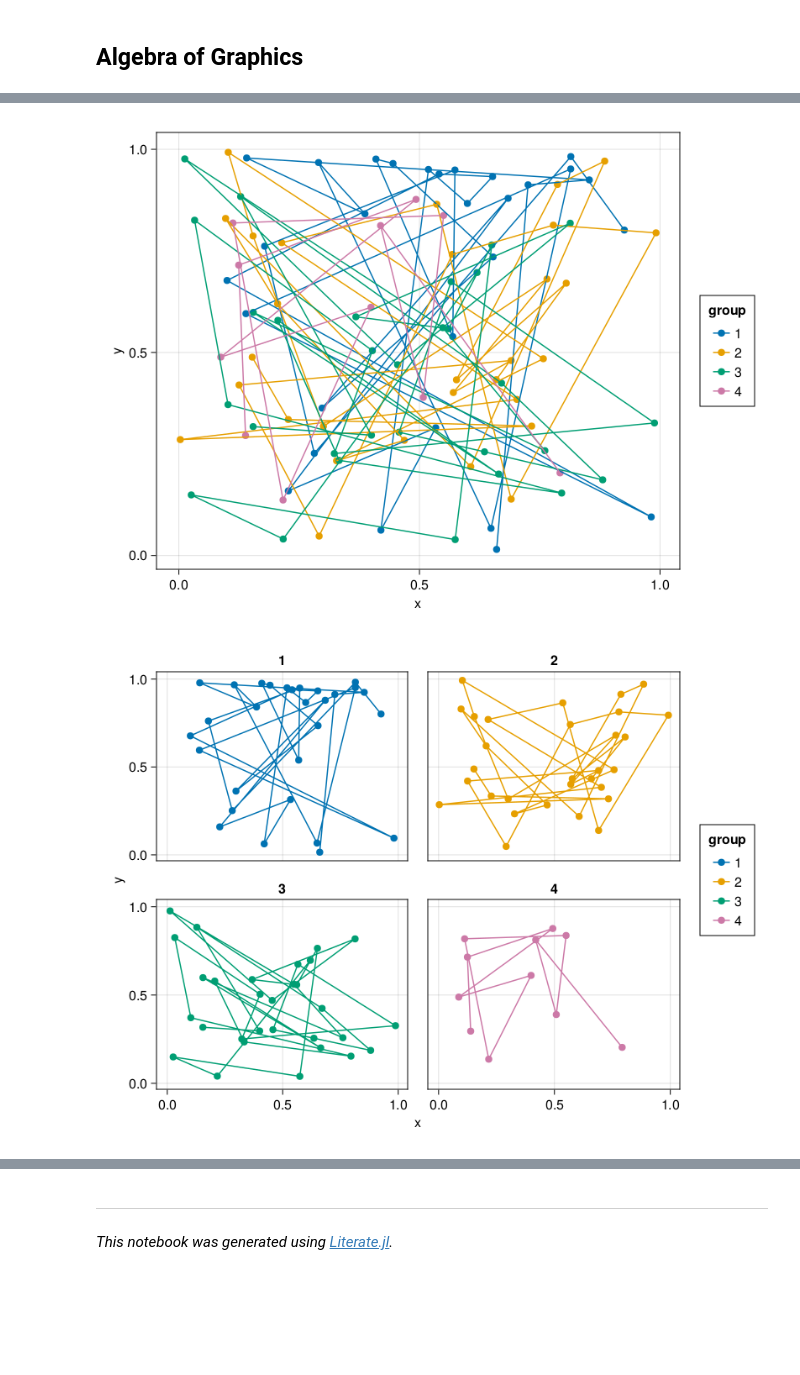
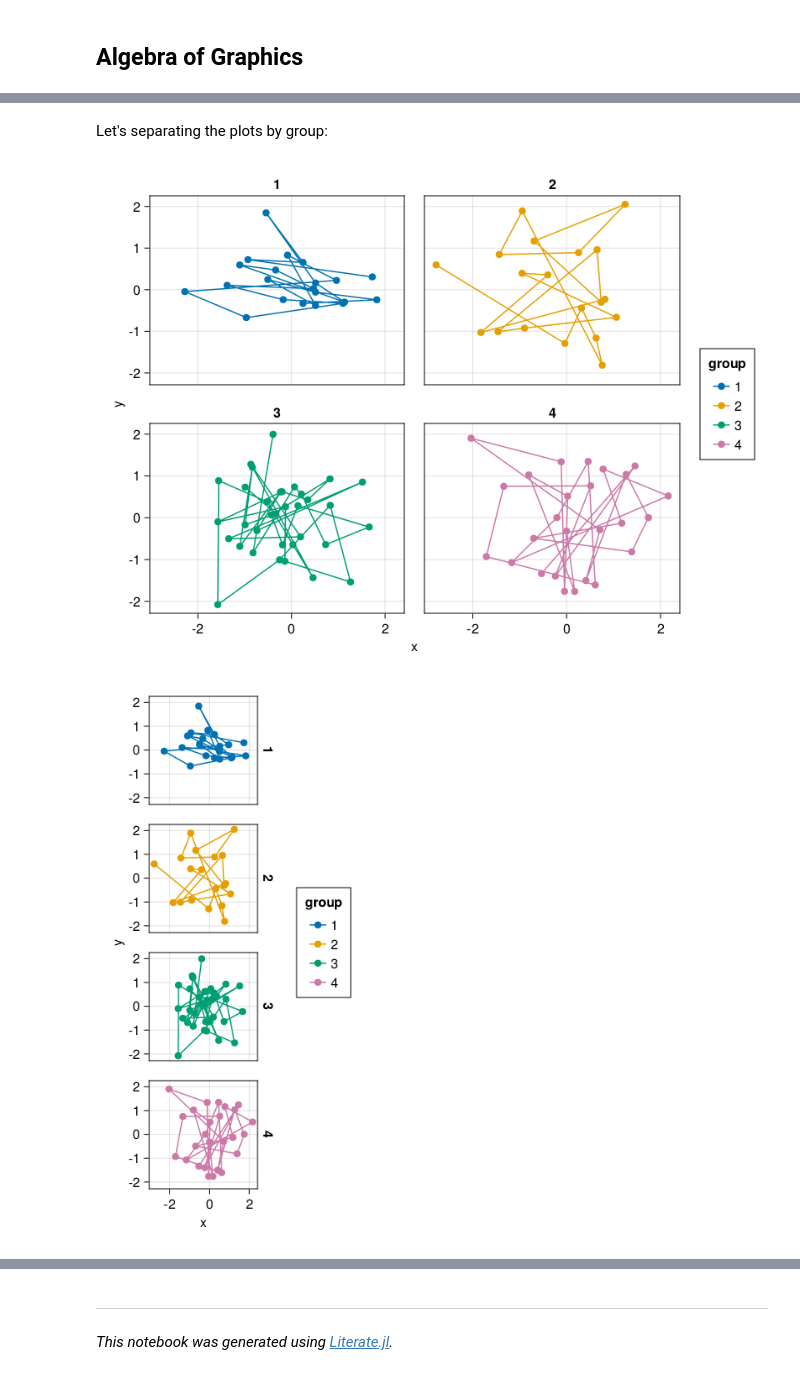
Before and after one commit to ErickChacon/julia-tutorial, a Jupyter notebook: notebooks/30-makie.ipynb, the cells around one changed output, grey strips where cells are left out. Drawn from its saved outputs; the diff is of its cells as text; code cells hidden in the pictures; blank space fills up the shorter version.

```diff
--- a/notebooks/30-makie.ipynb
+++ b/notebooks/30-makie.ipynb
@@ -0,0 +11,7 @@
+# %%
+using DataFrames
+using CairoMakie
+using AlgebraOfGraphics
+
+df = DataFrame(id = 1:100, x = randn(100), y = randn(100))
+first(df, 5)
@@ -5,7 +28,0 @@
-# %%
-using DataFrames
-import CairoMakie as MK
-using AlgebraOfGraphics
-
-df = DataFrame(id = 1:100, x = rand(100), y = rand(100))
-first(df, 5)
@@ -80,12 +161,14 @@ fig = draw(g)
+# %% [markdown]
+Let's separating the plots by group:
 # %%
-g = data(df) * mapping(:x, :y, color = :group) *
-    (visual(MK.Scatter) + visual(MK.Lines))
+g = data(df) * mapping(:x, :y, layout = :group, color = :group) *
+    (visual(Scatter) + visual(Lines))
 fig = draw(g)
 # %% [output]
-[figure, old version]
+[figure, new version]
 # %%
-g = data(df) * mapping(:x, :y, layout = :group, color = :group) *
-    (visual(MK.Scatter) + visual(MK.Lines))
-fig = draw(g)
+g = data(df) * mapping(:x, :y, row = :group, color = :group) *
+    (visual(Scatter) + visual(Lines))
+fig = draw(g, axis = (width = 130, height = 130))
 # %% [output]
-[figure, old version]
+[figure, new version]
```
Also changed, not shown: parts of 37 cells of this notebook, 7 other files.
